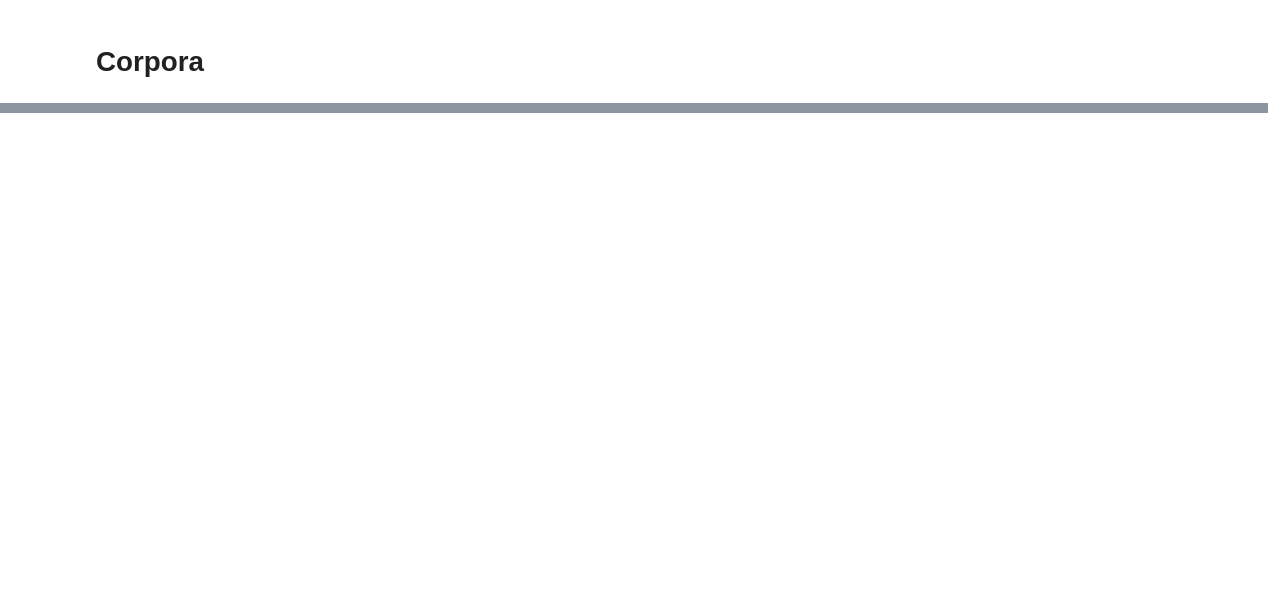
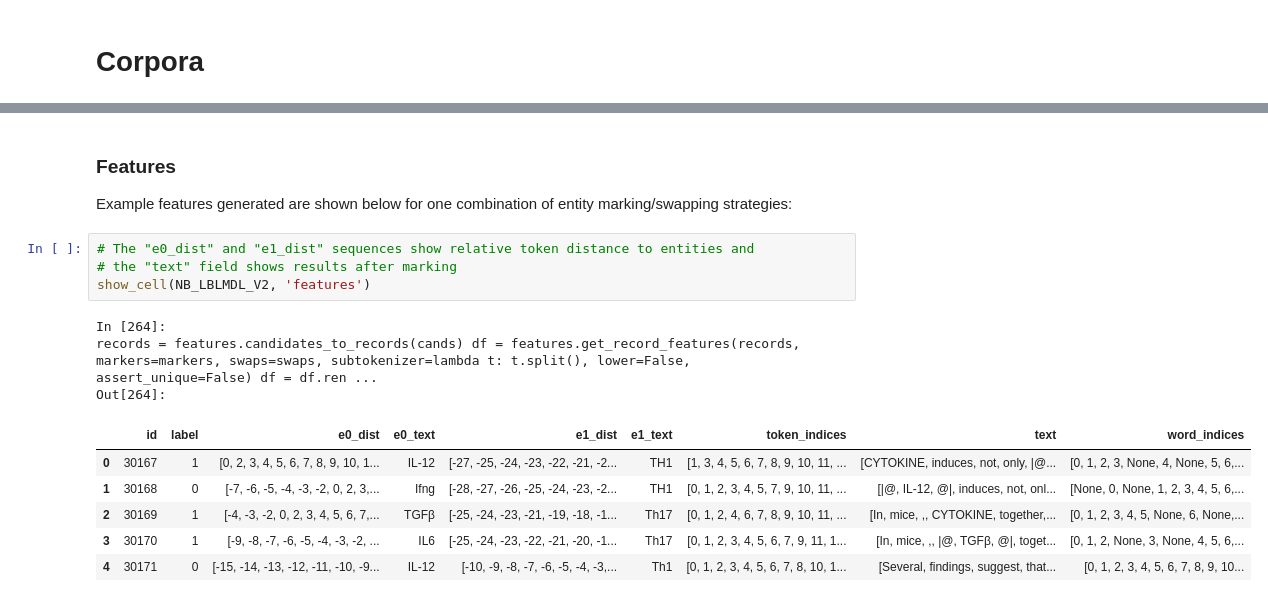
Before and after one commit to hammerlab/t-cell-relation-extraction, a Jupyter notebook: results/summary.ipynb, the cells around one changed output, grey strips where cells are left out. Drawn from its saved outputs; the diff is of its cells as text; blank space fills up the shorter version.

```diff
--- a/results/summary.ipynb
+++ b/results/summary.ipynb
@@ -139,0 +391,18 @@ Image(data=base64.b64decode(nb['cells'][5]['outputs'][0]['data']['image/png']))
+# %% [markdown]
+### Features
+
+Example features generated are shown below for one combination of entity marking/swapping strategies:
+# %%
+# The "e0_dist" and "e1_dist" sequences show relative token distance to entities and
+# the "text" field shows results after marking
+show_cell(NB_LBLMDL_V2, 'features')
+# %% [output]
+In [264]:
+records = features.candidates_to_records(cands) df = features.get_record_features(records, markers=markers, swaps=swaps, subtokenizer=lambda t: t.split(), lower=False, assert_unique=False) df = df.ren ...
+Out[264]:
+|  | id | label | e0_dist | e0_text | e1_dist | e1_text | token_indices | text | word_indices |
+| 0 | 30167 | 1 | [0, 2, 3, 4, 5, 6, 7, 8, 9, 10, 1... | IL-12 | [-27, -25, -24, -23, -22, -21, -2... | TH1 | [1, 3, 4, 5, 6, 7, 8, 9, 10, 11, ... | [CYTOKINE, induces, not, only, |@... | [0, 1, 2, 3, None, 4, None, 5, 6,... |
+| 1 | 30168 | 0 | [-7, -6, -5, -4, -3, -2, 0, 2, 3,... | Ifng | [-28, -27, -26, -25, -24, -23, -2... | TH1 | [0, 1, 2, 3, 4, 5, 7, 9, 10, 11, ... | [|@, IL-12, @|, induces, not, onl... | [None, 0, None, 1, 2, 3, 4, 5, 6,... |
+| 2 | 30169 | 1 | [-4, -3, -2, 0, 2, 3, 4, 5, 6, 7,... | TGFβ | [-25, -24, -23, -21, -19, -18, -1... | Th17 | [0, 1, 2, 4, 6, 7, 8, 9, 10, 11, ... | [In, mice, ,, CYTOKINE, together,... | [0, 1, 2, 3, 4, 5, None, 6, None,... |
+| 3 | 30170 | 1 | [-9, -8, -7, -6, -5, -4, -3, -2, ... | IL6 | [-25, -24, -23, -22, -21, -20, -1... | Th17 | [0, 1, 2, 3, 4, 5, 6, 7, 9, 11, 1... | [In, mice, ,, |@, TGFβ, @|, toget... | [0, 1, 2, None, 3, None, 4, 5, 6,... |
+| 4 | 30171 | 0 | [-15, -14, -13, -12, -11, -10, -9... | IL-12 | [-10, -9, -8, -7, -6, -5, -4, -3,... | Th1 | [0, 1, 2, 3, 4, 5, 6, 7, 8, 10, 1... | [Several, findings, suggest, that... | [0, 1, 2, 3, 4, 5, 6, 7, 8, 9, 10... |
```
Also changed, not shown: parts of 71 cells of this notebook, 19 other files.
